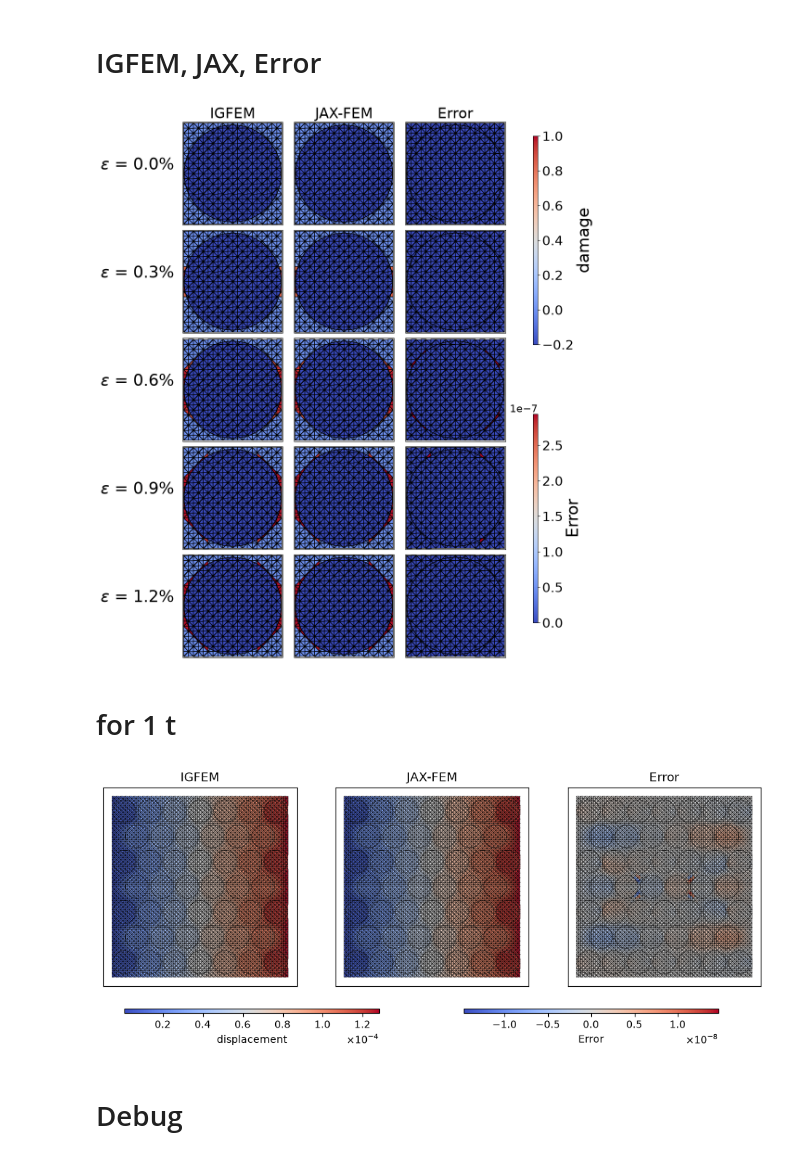
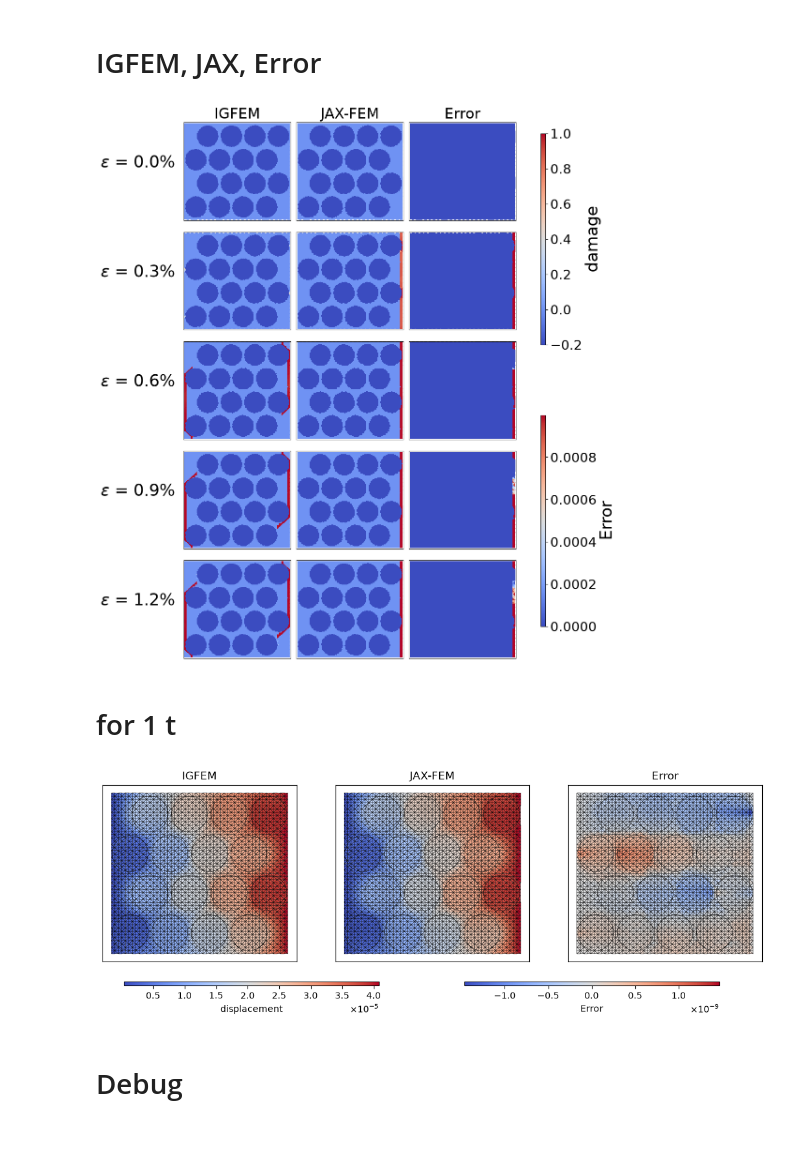
Before and after one commit to KeithBallard/fea-in-jax, a Jupyter notebook: postprocess.ipynb, the cells around one changed output. Cells and saved outputs as stored; diff of their text form; code cells hidden in the pictures.

Commit message:
Making JetSci work. it works for low DoFs cases but blowup for larger DoFs IGFEM meshes.

```diff
--- a/postprocess.ipynb
+++ b/postprocess.ipynb
@@ -11,9 +11,9 @@ from matplotlib.colors import Normalize
 # %% [markdown]
 # load data
 # %%
-num_fib = '1'
+num_fib = '16'
 case_IGFEM = f'{num_fib}fib_t500'
-case_JAX = f'debug'
+case_JAX = f'nonlinear_IGFEM_vmap_t500_{num_fib}fib_JetSCI'
 # case_JAX = f'nonlinear_IGFEM_vmap_t500_{num_fib}fib_CG'
 HOME = os.getcwd()
 path = os.path.join(HOME,'tests','output')
@@ -138,7 +138,7 @@ plot_out = feature_JAX
 error = np.abs(plot_out - plot_label)
 
 black_fibers = False  # True: black fibers and damage scale 0–1
-show_cell_edges = True  # True: show cell lines; False: hide cell lines
+show_cell_edges = False  # True: show cell lines; False: hide cell lines
 
 cmap = plt.get_cmap("coolwarm").copy()
 
@@ -203,45 +203,47 @@ for i, time in enumerate(time_discret):
 
 # Colorbar
 phi_ax_s = fig.add_axes([0.85, 0.56, 0.01, 0.3])
 cbarp_s = fig.colorbar(plot_label_feature, cax=phi_ax_s)
 cbarp_s.ax.tick_params(labelsize=20)
 cbarp_s.set_label(feature, size=25)
 phi_ax_s = fig.add_axes([0.85, 0.16, 0.01, 0.3])
 
 cbarp_e = fig.colorbar(plot_label_error, cax=phi_ax_s)
 cbarp_e.ax.tick_params(labelsize=20)
 cbarp_e.set_label('Error', size=25)
 
 # Titles
 ax[0, 0].set_title('IGFEM',   fontsize=22)
 ax[0, 1].set_title('JAX-FEM', fontsize=22)
 ax[0, 2].set_title('Error', fontsize=22)
 
 # Ticks off
 plot_padding = 0.01  # Default is approximately 0.05; use 0 for no padding
 for ax_x in range(ax.shape[1]):
     for ax_y in range(ax.shape[0]):
         ax[ax_y, ax_x].set_aspect('equal')
         ax[ax_y, ax_x].set_xticks([])
         ax[ax_y, ax_x].set_yticks([])
         ax[ax_y, ax_x].autoscale()
         ax[ax_y, ax_x].margins(x=plot_padding, y=plot_padding)
 
 fig.subplots_adjust(right=0.8)
 plt.savefig(path+'/'+case_JAX+'/model_comparsion_'+feature+'.png',bbox_inches='tight', dpi=600)
 # %% [output]
-[figure, old version]
+[figure, new version]
 # %% [markdown]
 # for 1 t
 # %%
-num_fib = 36
+num_fib = 16
 case_IGFEM = f'{num_fib}fib_t500'
-case_JAX = f'nonlinear_IGFEM_vmap_t500_{num_fib}fib_CG'
+# case_JAX = f'nonlinear_IGFEM_vmap_t500_{num_fib}fib_CG'
+case_JAX = f'nonlinear_IGFEM_vmap_t500_{num_fib}fib_JetSCI'
+
 
 # features = ['displacement', 'e11','e22', 'e12','s11','s22','s12','damage',]
 # features = ['s11']#,'s22','s12']
 features = ['displacement']#,'damage']
-time = 500
+time = 50
 
 path = os.path.join(os.getcwd(),'tests','output')
 save_path = os.path.join(path,case_JAX,'1t_debug')
@@ -377,7 +379,7 @@ for feature in features:
     fig.subplots_adjust(bottom=0.1)
     plt.savefig(os.path.join(save_path,feature+'.png'),bbox_inches='tight', dpi=300)
 # %% [output]
-[figure, old version]
+[figure, new version]
 # %% [markdown]
 # Debug
 # %%
```
Also changed, not shown: parts of 1 cell of this notebook, 22 other files.
